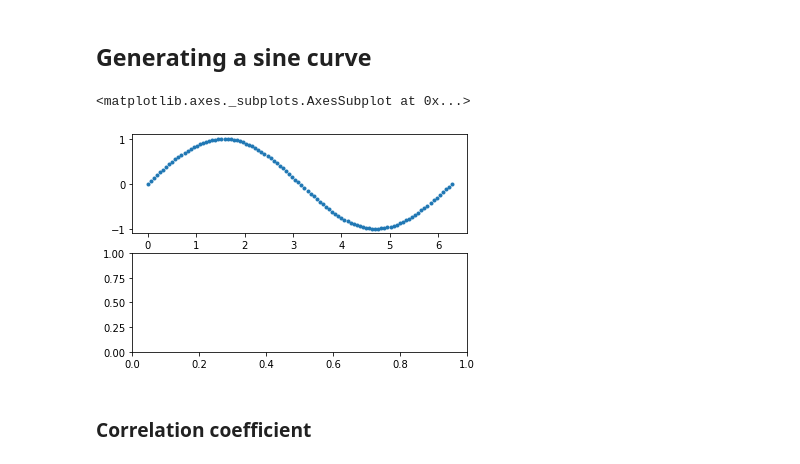
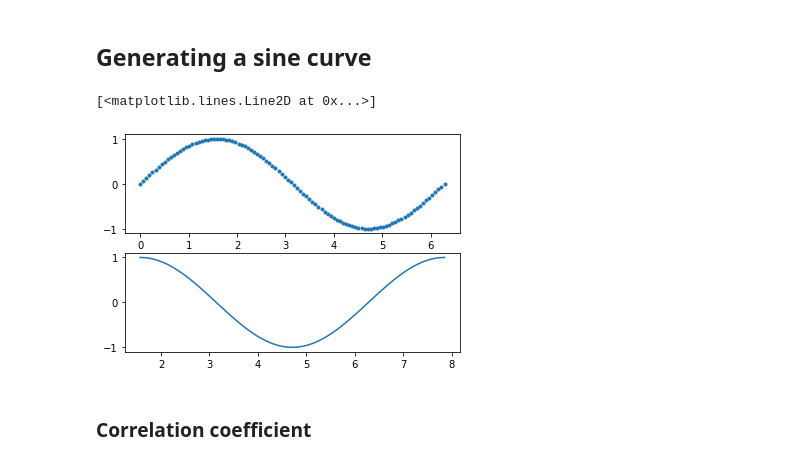
Before and after one commit to JiaPark01/AEP2022Spring, a Jupyter notebook: 20220316.ipynb, the cells around one changed output. Saved outputs shown, nothing was run; the diff lists cells and outputs as text; code cells hidden in the pictures.

```diff
--- a/20220316.ipynb
+++ b/20220316.ipynb
@@ -165,20 +165,21 @@ plt.hist(x, bins=10)                  # x를 토대로 히스토그램 생성. b
 # %%
 # 1단계 - 사용할 공간 생성
 plt.figure()
 
 # 2단계 - 값 생성해 틀 잡기
 theta1 = np.linspace(0, 2*np.pi, 100) # 0~ 2파이 100개의 레디언 각도
 s1 = np.sin(theta1)                   # theta1 값에 sin 적용한 array
 theta2 = np.linspace(0, 2*np.pi, 100) + np.pi/2   # 각도에 pi/2를 더함. same as cos
 s2 = np.sin(theta2)
 
 # 3단계 - 그래프 찍기
 plt.subplot(2, 1, 1)                  # (row, column, panel num to plot) 위 아래로 2개 만들고 첫번째 파넬
 plt.plot(theta1, s1, '.')             # (x, y, 모양 (default:'-', others: '.', ',', 1~4까지 숫자))
 plt.subplot(2, 1, 2)                  # 두번째 파넬
+plt.plot(theta2, s2)
 # %% [output]
-<matplotlib.axes._subplots.AxesSubplot at 0x...>
+[<matplotlib.lines.Line2D at 0x...>]
-[figure, old version]
+[figure, new version]
 # %% [markdown]
 ### Correlation coefficient
 # %% [markdown]
```
